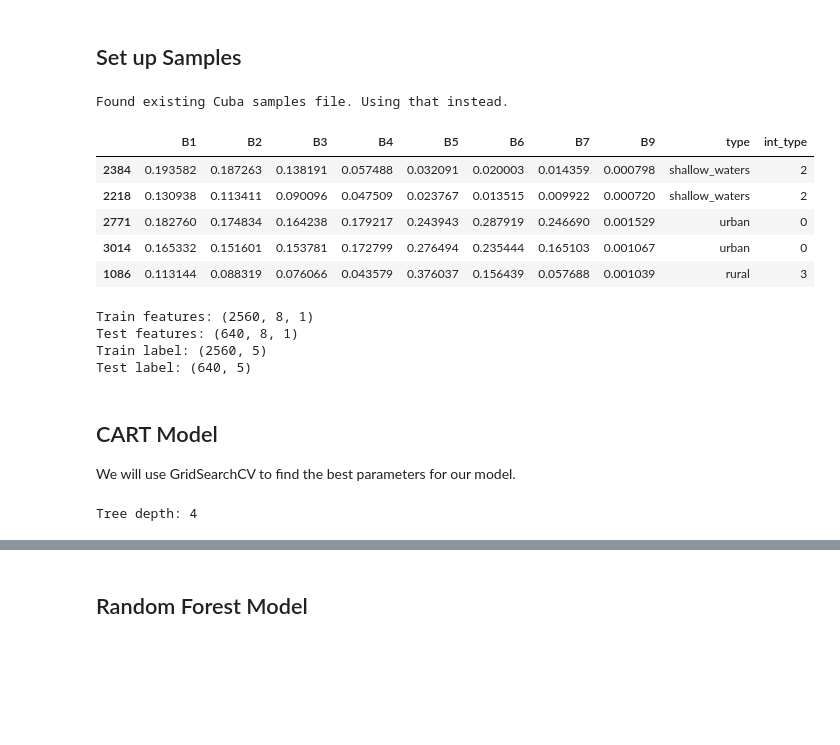
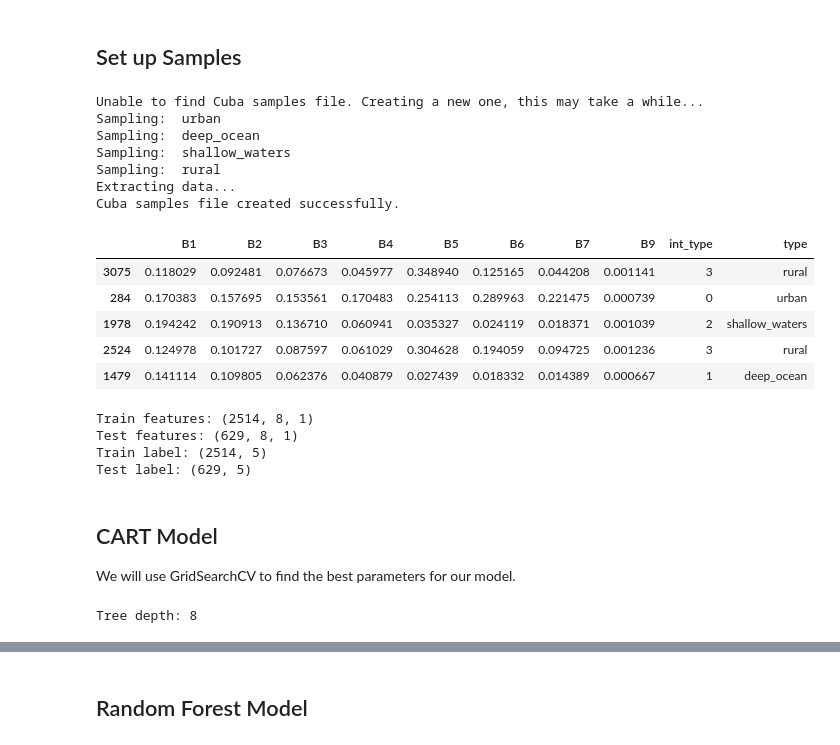
Before and after one commit to JuanesLamilla/cuba_landcover_class, a Jupyter notebook: analysis.ipynb, the cells around one changed output, grey strips where cells are left out. Cells and saved outputs as stored; diff of their text form; code cells hidden in the pictures; blank space fills up the shorter version.

```diff
--- a/analysis.ipynb
+++ b/analysis.ipynb
@@ -234,53 +234,73 @@ shape = (height, width)
 # %%
 # Check if samples file exists
 samples_path = os.path.join(temp_dir, "cuba_samples.csv")
 if not os.path.exists(samples_path):
     print("Unable to find Cuba samples file. Creating a new one, this may take a while...")
 
     # Load cuba_samples_polygons.geojson as an Earth Engine FeatureCollection
     cuba_samples = geemap.geojson_to_ee(os.path.join('data', 'cuba_samples_polygons.geojson'))
 
-    # Sample the median image at the locations of the samples
-    extract = median_image.sampleRegions(
-        collection=cuba_samples,
-        scale=30,
-        properties=['type']
-    )
+    # Create an empty list to store the results
+    result_list = []
 
+    # Iterate through each 'type' in cuba_samples
+    types = cuba_samples.aggregate_array("type").distinct().getInfo()
+
+    for type_value in types:
+        print("Sampling: ", type_value)
+        # Filter cuba_samples by the current type
+        samples_filtered = cuba_samples.filter(ee.Filter.eq("type", type_value))
+
+        # Sample the median image at the locations of the filtered samples
+        sampled_image = median_image.addBands(ee.Image.constant(CLASS_VALUES[type_value]).rename('int_type')).sample(
+            region=samples_filtered.geometry(),
+            scale=30,
+            numPixels=NUM_SAMPLES_PER_CLASS,  # Specify the number of pixels to sample
+            geometries=True,
+            seed=SEED
+        )
+
+        # Add the sampled image to the result list
+        result_list.append(sampled_image)
+
+    # Merge all the results into a single ImageCollection
+    extract = ee.FeatureCollection(result_list).flatten()
+
+    # -----------------------------------------------------------
+
+    print("Extracting data...")
     # Convert extract to a pandas DataFrame
     samples = geemap.ee_to_df(extract)
 
-    # Randomly keep the same number of samples for each class (NUM_SAMPLES_PER_CLASS # samples of each)
-    samples = samples.groupby('type').apply(lambda x: x.sample(NUM_SAMPLES_PER_CLASS, random_state=SEED)).reset_index(drop=True)
-
     # Add column 'int_type' that gives an integer value to each class
-    samples['int_type'] = samples['type'].map(CLASS_VALUES)
+    samples['type'] = samples['int_type'].map(class_labels)
 
     samples = samples.sample(frac = 1, random_state=SEED) # Shuffle data
 
     # Save the samples to a CSV file in the temporary directory
     samples.to_csv(os.path.join(temp_dir, "cuba_samples.csv"), index=False)
 
     print("Cuba samples file created successfully.")
 
 else:
     print("Found existing Cuba samples file. Using that instead.")
     samples = pd.read_csv(samples_path)
 
 samples.head()
 # %% [output]
-Found existing Cuba samples file. Using that instead.
+Unable to find Cuba samples file. Creating a new one, this may take a while...
+Sampling:  urban
+Sampling:  deep_ocean
+Sampling:  shallow_waters
+Sampling:  rural
+Extracting data...
+Cuba samples file created successfully.
+|  | B1 | B2 | B3 | B4 | B5 | B6 | B7 | B9 | int_type | type |
+| 3075 | 0.118029 | 0.092481 | 0.076673 | 0.045977 | 0.348940 | 0.125165 | 0.044208 | 0.001141 | 3 | rural |
+| 284 | 0.170383 | 0.157695 | 0.153561 | 0.170483 | 0.254113 | 0.289963 | 0.221475 | 0.000739 | 0 | urban |
+| 1978 | 0.194242 | 0.190913 | 0.136710 | 0.060941 | 0.035327 | 0.024119 | 0.018371 | 0.001039 | 2 | shallow_waters |
+| 2524 | 0.124978 | 0.101727 | 0.087597 | 0.061029 | 0.304628 | 0.194059 | 0.094725 | 0.001236 | 3 | rural |
+| 1479 | 0.141114 | 0.109805 | 0.062376 | 0.040879 | 0.027439 | 0.018332 | 0.014389 | 0.000667 | 1 | deep_ocean |
-# %%
-
-
-samples.head()
-# %% [output]
-|  | B1 | B2 | B3 | B4 | B5 | B6 | B7 | B9 | type | int_type |
-| 2384 | 0.193582 | 0.187263 | 0.138191 | 0.057488 | 0.032091 | 0.020003 | 0.014359 | 0.000798 | shallow_waters | 2 |
-| 2218 | 0.130938 | 0.113411 | 0.090096 | 0.047509 | 0.023767 | 0.013515 | 0.009922 | 0.000720 | shallow_waters | 2 |
-| 2771 | 0.182760 | 0.174834 | 0.164238 | 0.179217 | 0.243943 | 0.287919 | 0.246690 | 0.001529 | urban | 0 |
-| 3014 | 0.165332 | 0.151601 | 0.153781 | 0.172799 | 0.276494 | 0.235444 | 0.165103 | 0.001067 | urban | 0 |
-| 1086 | 0.113144 | 0.088319 | 0.076066 | 0.043579 | 0.376037 | 0.156439 | 0.057688 | 0.001039 | rural | 3 |
 # %%
 # Split data into training and testing (80% training, 20% testing)
 train = samples.sample(frac=0.8, random_state=SEED)
@@ -308,10 +328,10 @@ test_output = to_categorical(test_label.to_numpy(), num_classes=N_CLASSES + 1)
 # Show the data shape
 print(f'Train features: {train_input.shape}\nTest features: {test_input.shape}\nTrain label: {train_output.shape}\nTest label: {test_output.shape}')
 # %% [output]
-Train features: (2560, 8, 1)
-Test features: (640, 8, 1)
-Train label: (2560, 5)
-Test label: (640, 5)
+Train features: (2514, 8, 1)
+Test features: (629, 8, 1)
+Train label: (2514, 5)
+Test label: (629, 5)
 # %% [markdown]
 ## CART Model
 
@@ -330,7 +350,7 @@ cart_default.fit(train_x, train_y)
 # print the tree depth
 print("Tree depth: {}".format(cart_default.get_depth()))
 # %% [output]
-Tree depth: 4
+Tree depth: 8
 # %%
 # values of max_depth and min_samples_split
 hyperparameters = {'max_depth':[2, 4, 6, 8, 10], 'min_samples_split':[2,4,6,8,10]}
```
Also changed, not shown: parts of 16 cells of this notebook, 1 other file.
